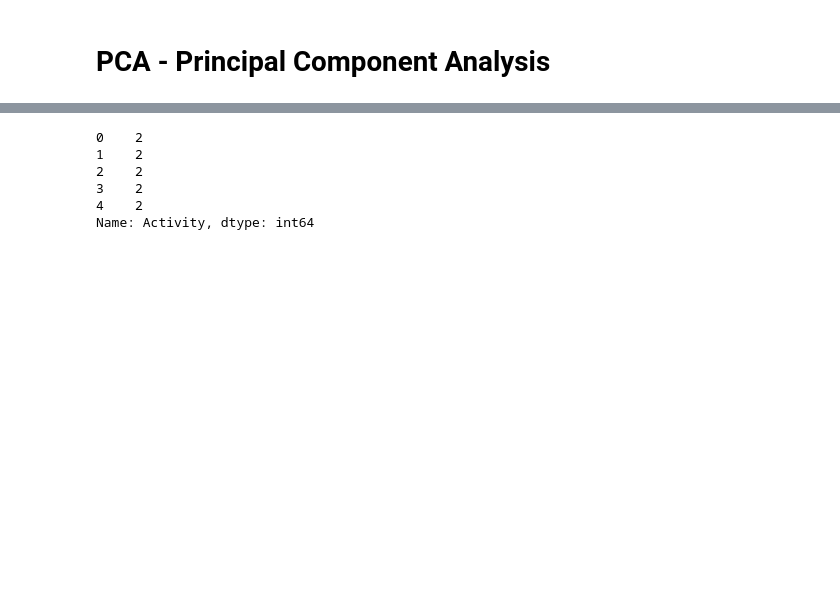
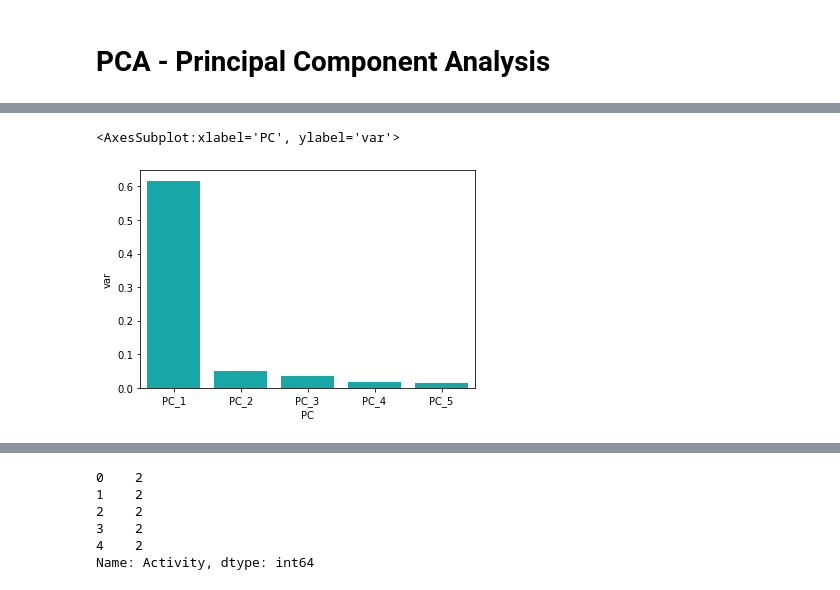
Before and after one commit to amhurtad/DS3-Human-Phone-Activity, a Jupyter notebook: DS3_Project.ipynb, the cells around one changed output, grey strips where cells are left out. Cells and saved outputs as stored; diff of their text form; code cells hidden in the pictures; blank space fills up the shorter version.

```diff
--- a/DS3_Project.ipynb
+++ b/DS3_Project.ipynb
@@ -316,0 +327,9 @@ pca_test_df.head()
+# %%
+#Scree plot to visualize variance explained by each component
+scree_plot =  pd.DataFrame({'var':pca.explained_variance_ratio_,
+             'PC':['PC_1','PC_2','PC_3','PC_4','PC_5']})
+sns.barplot(x='PC',y="var",
+           data=scree_plot, color="c")
+# %% [output]
+<AxesSubplot:xlabel='PC', ylabel='var'>
+[figure, added]
```
Also changed, not shown: parts of 16 cells of this notebook.
